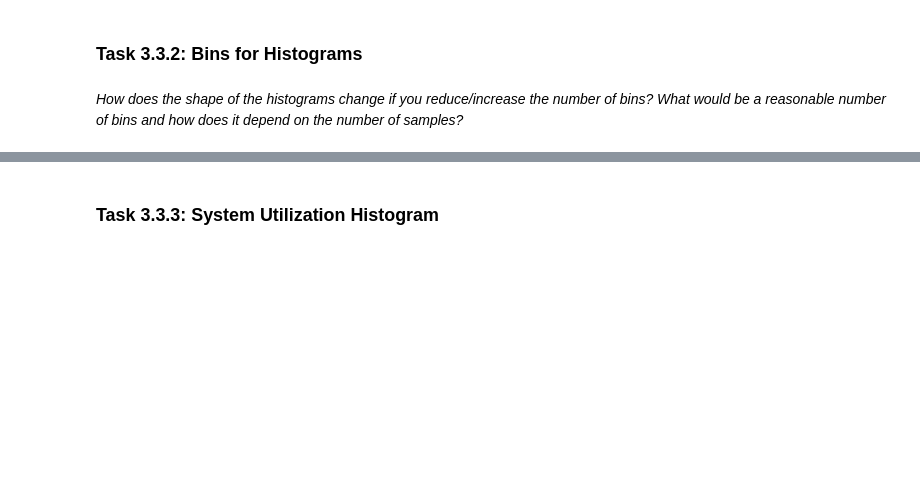
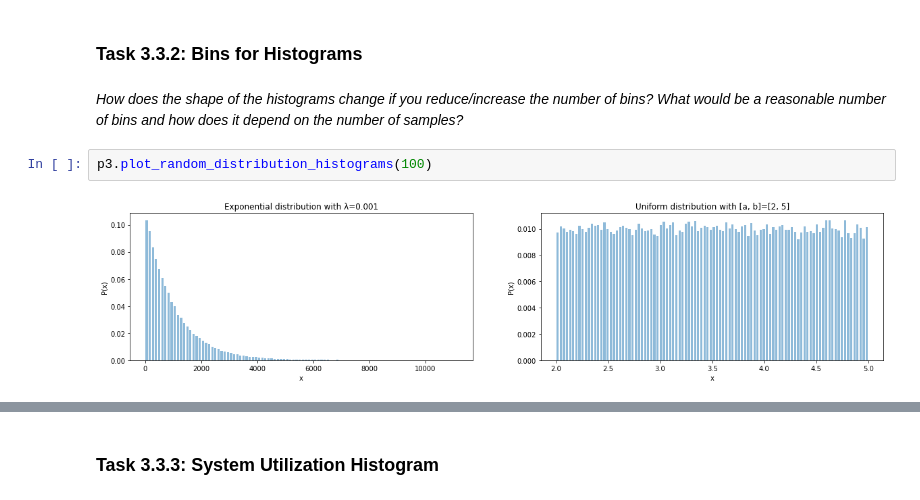
Before and after one commit to davideandres95/DES, a Jupyter notebook: DES_part3_3755457.ipynb, the cells around one changed output, grey strips where cells are left out. Drawn from its saved outputs; the diff is of its cells as text; blank space fills up the shorter version.

```diff
--- a/DES_part3_3755457.ipynb
+++ b/DES_part3_3755457.ipynb
@@ -25,3 +47,7 @@ import part3_simstudy as p3
 ### Task 3.3.2: Bins for Histograms
 # %% [markdown]
 *How does the shape of the histograms change if you reduce/increase the number of bins? What would be a reasonable number of bins and how does it depend on the number of samples?*
+# %%
+p3.plot_random_distribution_histograms(100)
+# %% [output]
+[figure, added]
```
Also changed, not shown: parts of 9 cells of this notebook, 2 other files.
